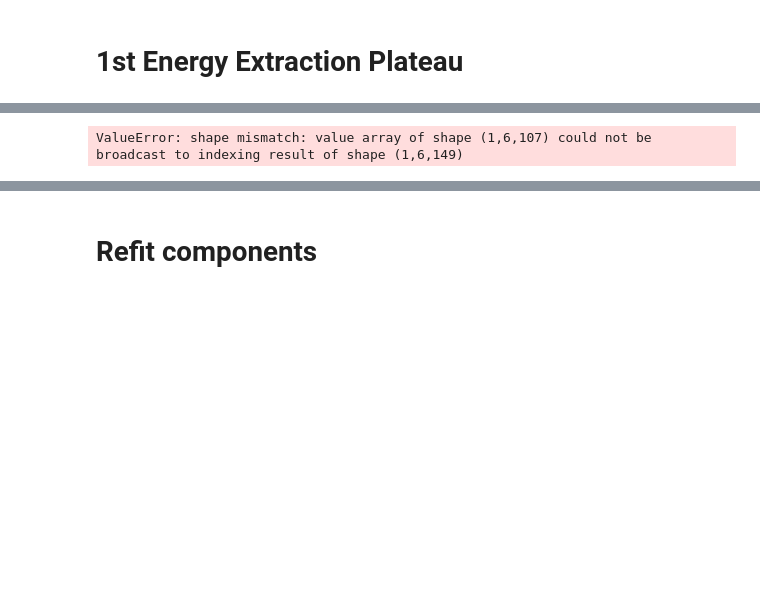
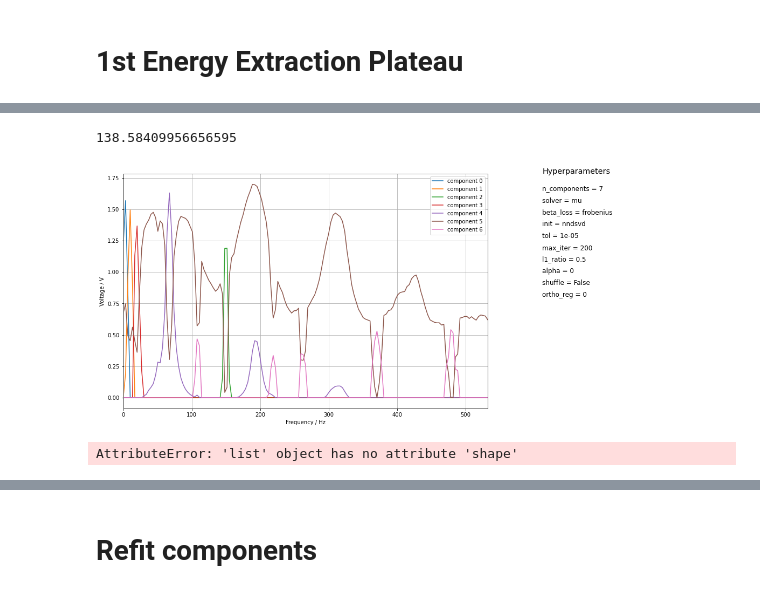
Before and after one commit to cobermai/lhc_anomaly_detection, a Jupyter notebook: notebooks/RB_FPA_FFT_NMF.ipynb, the cells around one changed output, grey strips where cells are left out. Drawn from its saved outputs; the diff is of its cells as text; code cells hidden in the pictures; blank space fills up the shorter version.

```diff
--- a/notebooks/RB_FPA_FFT_NMF.ipynb
+++ b/notebooks/RB_FPA_FFT_NMF.ipynb
@@ -144,12 +144,12 @@ dataset_detrend = dataset_creator.detrend_dim(dataset)
 
 # calculate fft
 f_window = np.hamming
-f_lim = (0, 360)
+f_lim = (0, 534)
 dataarray_fft = get_fft_of_DataArray(data=dataset_detrend.data, f_window=f_window, f_lim=f_lim)
 dataarray_fft_amplitude = scale_fft_amplitude(data=dataarray_fft, f_window=f_window)
 dataarray_fft_amplitude = dataarray_fft_amplitude[:, :, dataarray_fft_amplitude.frequency < f_lim[1]]
 # %%
-lower_bound = 1e-3
+lower_bound = 1e-4
 upper_bound = 1
 data_scaled = np.array([dataset_creator.log_scale_data(x, vmin=lower_bound, vmax=upper_bound)
                         for x in dataarray_fft_amplitude.data])
@@ -196,23 +214,28 @@ df_components.values[:,1:-1].T.shape
 # %%
 hyperparameter = {
-    "n_components": 6,
+    "n_components": 7,
     "solver": "mu",
     "beta_loss": 'frobenius',
     "init": "nndsvd",
     "tol": 1e-5,
     "max_iter": 200,
     "l1_ratio": 0.5,
     "alpha": 0,
     "shuffle": "False",
     "ortho_reg": 0
 }
 nmf_model = NMF(**hyperparameter)
-nmf_model.fit(X=data_processed[bool_train_flattened], H=df_components.values[:,1:-1].T, not_init_H_idx=True)
+nmf_model.fit(X=data_processed[bool_train_flattened], H=df_components.values.T, not_init_H_idx=True)
 W_1EE = nmf_model.transform(X=data_processed)
 H_1EE = nmf_model.components_
 
 plot_nmf_components(H_1EE, dataarray_fft_amplitude, hyperparameters=hyperparameter, norm_component=False)
 
 np.linalg.norm(data_processed - W_1EE @ H_1EE)
 # %% [output]
-ValueError: shape mismatch: value array of shape (1,6,107) could not be broadcast to indexing result of shape (1,6,149)
+138.58409956656595
+[figure, added]
+# %%
+df_components.values * [0.0003, 0,0,0,0,0,0].shape
+# %% [output]
+AttributeError: 'list' object has no attribute 'shape'
```
Also changed, not shown: parts of 21 cells of this notebook, 19 other files.
